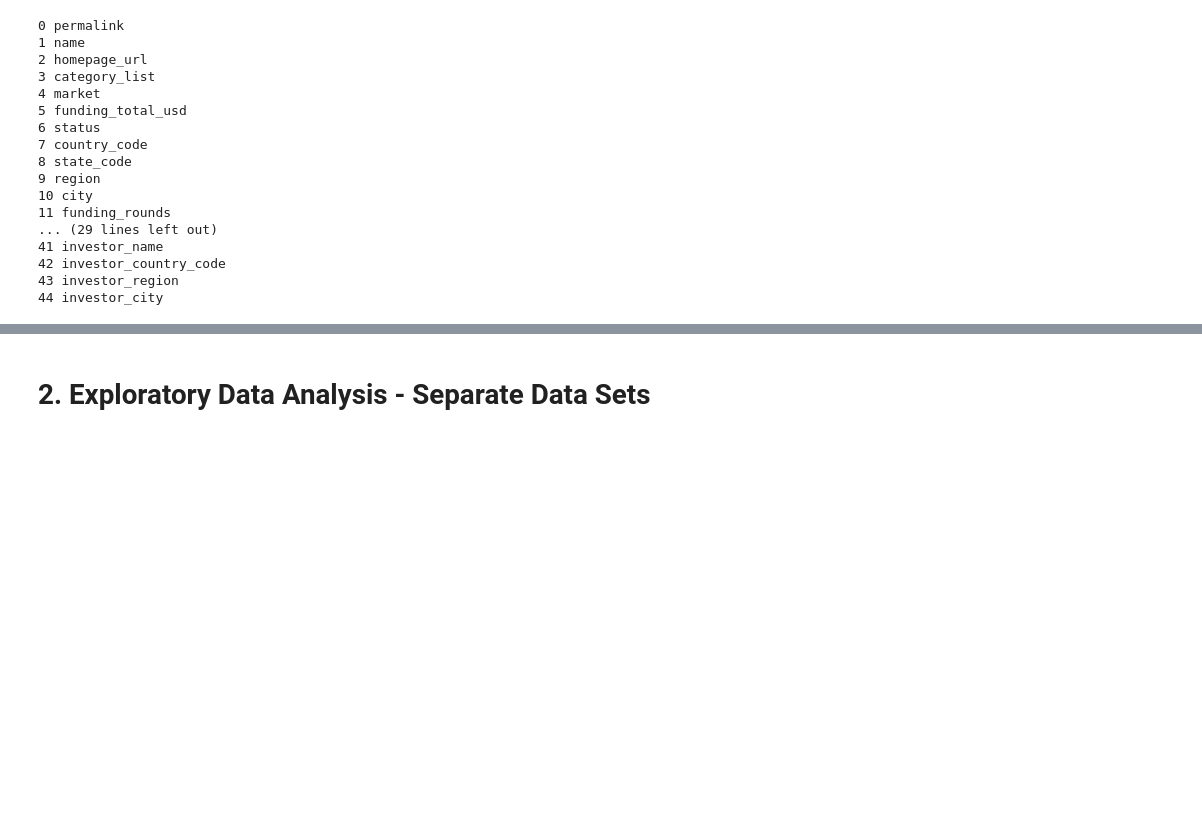
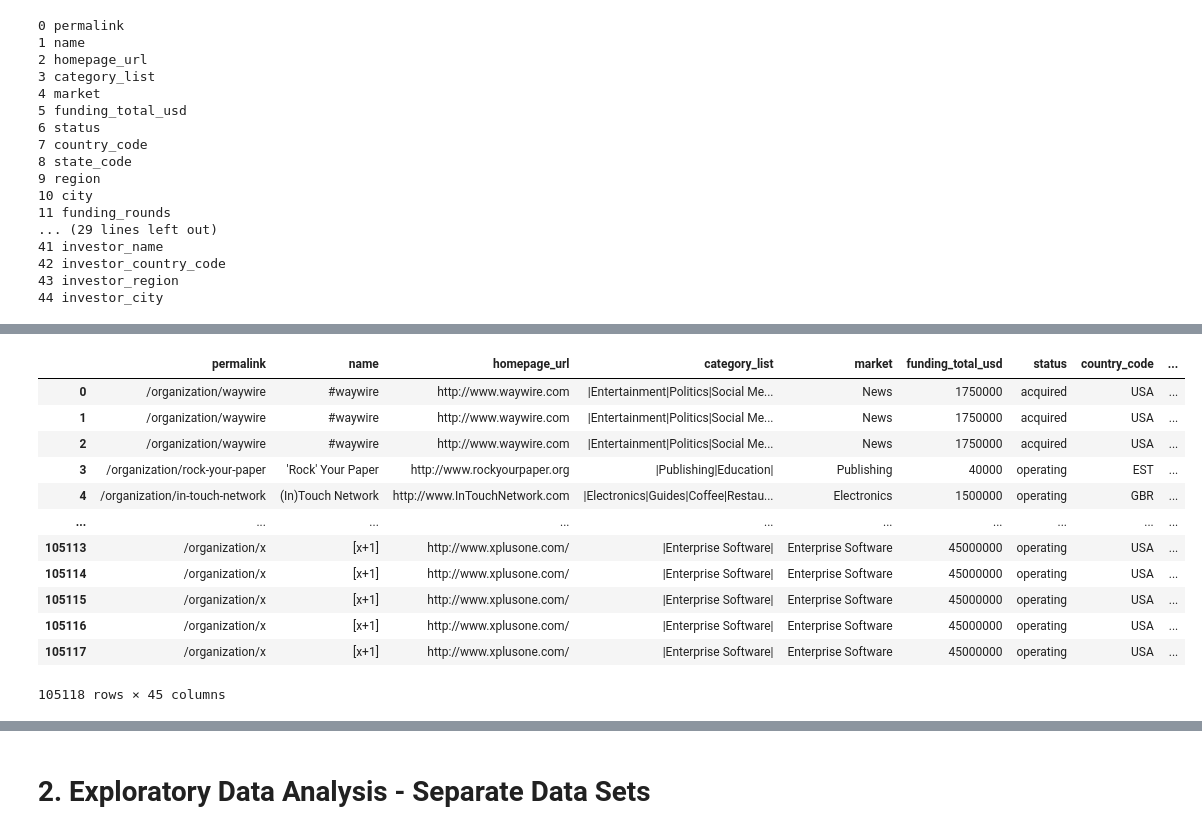
Before and after one commit to piotrpiwnik/Start-up-funding-prediction, a Jupyter notebook: Project 2/Project 2 notebook.ipynb, the cells around one changed output, grey strips where cells are left out. Drawn from its saved outputs; the diff is of its cells as text; code cells hidden in the pictures; blank space fills up the shorter version.

```diff
--- a/Project 2/Project 2 notebook.ipynb
+++ b/Project 2/Project 2 notebook.ipynb
@@ -792,3 +771,19 @@ df_reordered.shape
+# %%
+df_full
+# %% [output]
+|  | permalink | name | homepage_url | category_list | market | funding_total_usd | status | country_code | ... |
+| 0 | /organization/waywire | #waywire | http://www.waywire.com | |Entertainment|Politics|Social Me... | News | 1750000 | acquired | USA | ... |
+| 1 | /organization/waywire | #waywire | http://www.waywire.com | |Entertainment|Politics|Social Me... | News | 1750000 | acquired | USA | ... |
+| 2 | /organization/waywire | #waywire | http://www.waywire.com | |Entertainment|Politics|Social Me... | News | 1750000 | acquired | USA | ... |
+| 3 | /organization/rock-your-paper | 'Rock' Your Paper | http://www.rockyourpaper.org | |Publishing|Education| | Publishing | 40000 | operating | EST | ... |
+| 4 | /organization/in-touch-network | (In)Touch Network | http://www.InTouchNetwork.com | |Electronics|Guides|Coffee|Restau... | Electronics | 1500000 | operating | GBR | ... |
+| ... | ... | ... | ... | ... | ... | ... | ... | ... | ... |
+| 105113 | /organization/x | [x+1] | http://www.xplusone.com/ | |Enterprise Software| | Enterprise Software | 45000000 | operating | USA | ... |
+| 105114 | /organization/x | [x+1] | http://www.xplusone.com/ | |Enterprise Software| | Enterprise Software | 45000000 | operating | USA | ... |
+| 105115 | /organization/x | [x+1] | http://www.xplusone.com/ | |Enterprise Software| | Enterprise Software | 45000000 | operating | USA | ... |
+| 105116 | /organization/x | [x+1] | http://www.xplusone.com/ | |Enterprise Software| | Enterprise Software | 45000000 | operating | USA | ... |
+| 105117 | /organization/x | [x+1] | http://www.xplusone.com/ | |Enterprise Software| | Enterprise Software | 45000000 | operating | USA | ... |
+105118 rows × 45 columns
 # %%
 df_reordered.isna().sum()
 # %% [output]
```
Also changed, not shown: parts of 13 cells of this notebook, 2 other files.
